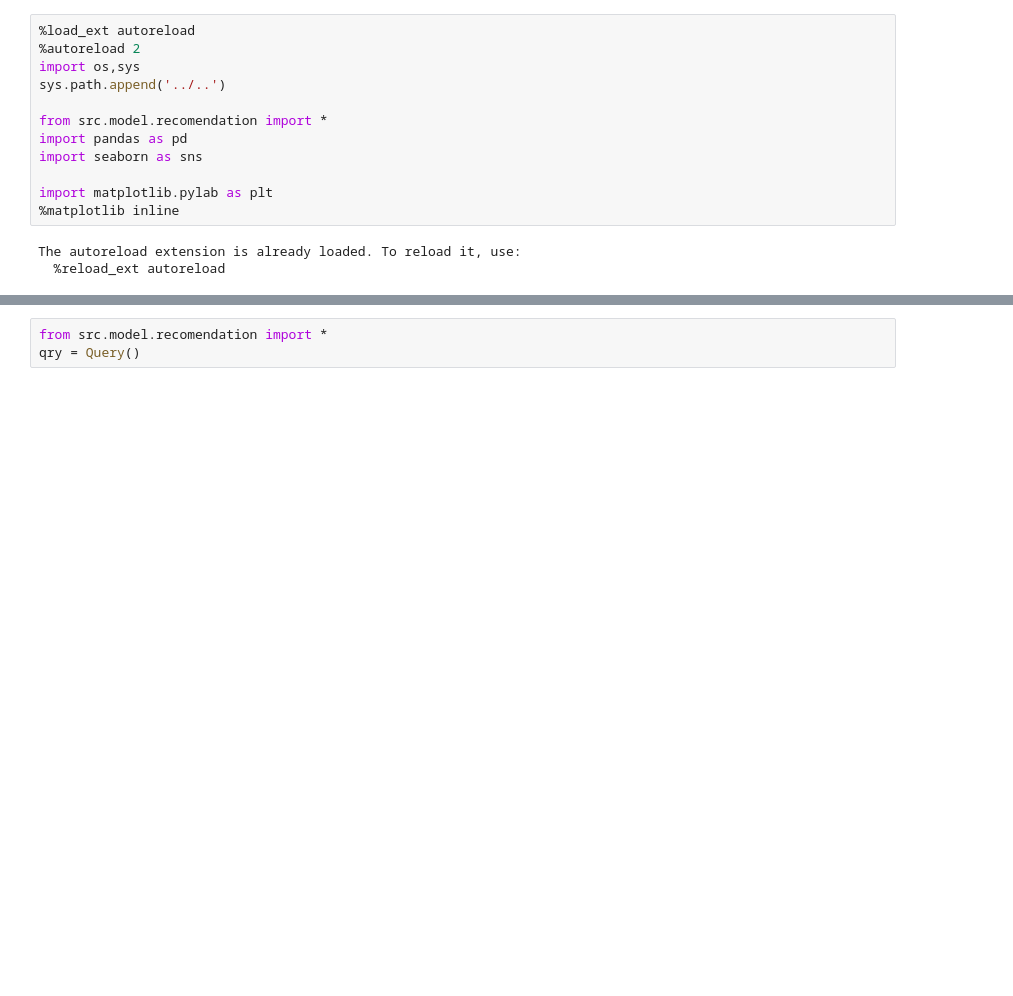
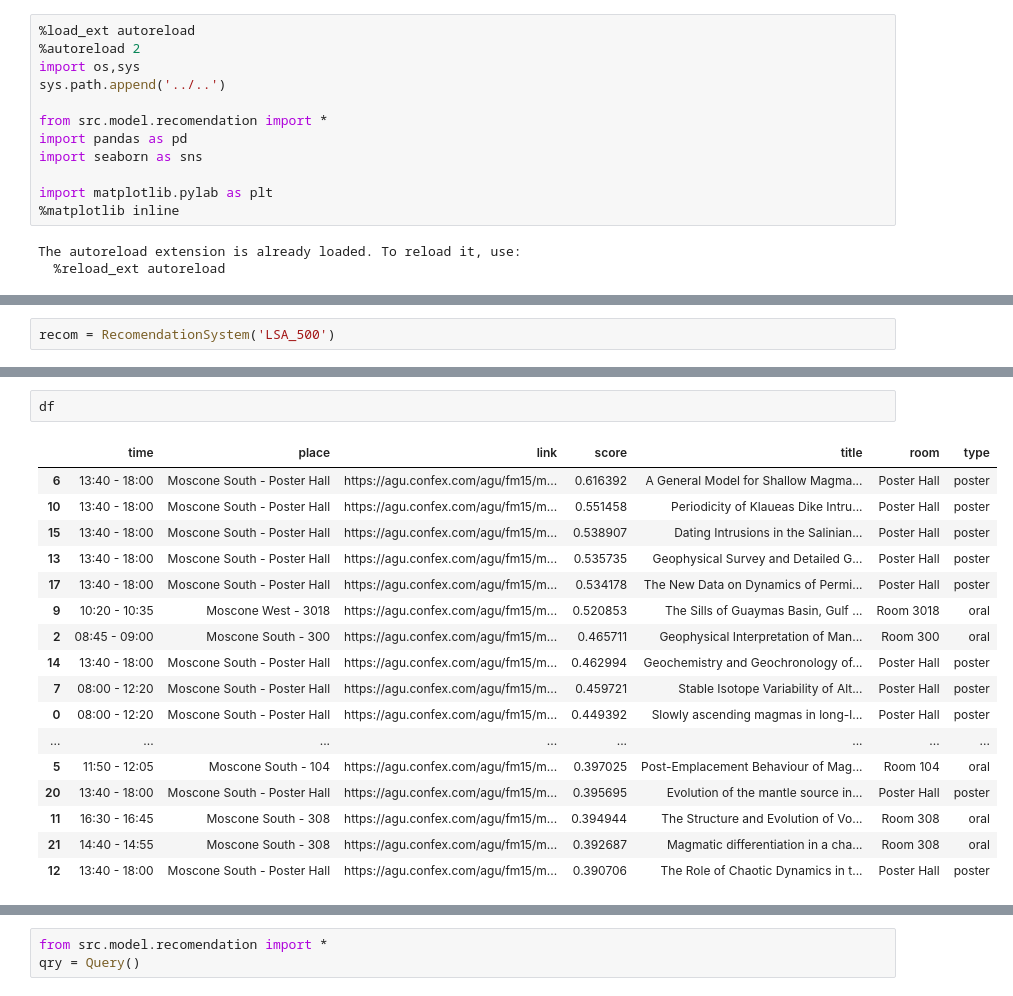
Before and after one commit to cthorey/geocolab, a Jupyter notebook: notebooks/exploratory/test.ipynb, the cells around one changed output, grey strips where cells are left out. Drawn from its saved outputs; the diff is of its cells as text; blank space fills up the shorter version.

```diff
--- a/notebooks/exploratory/test.ipynb
+++ b/notebooks/exploratory/test.ipynb
@@ -20,0 +18,2 @@ def strip_accents(s):
+# %%
+recom = RecomendationSystem('LSA_500')
@@ -20,0 +126,20 @@ def strip_accents(s):
+# %%
+df
+# %% [output]
+|  | time | place | link | score | title | room | type |
+| 6 | 13:40 - 18:00 | Moscone South - Poster Hall | https://agu.confex.com/agu/fm15/m... | 0.616392 | A General Model for Shallow Magma... | Poster Hall | poster |
+| 10 | 13:40 - 18:00 | Moscone South - Poster Hall | https://agu.confex.com/agu/fm15/m... | 0.551458 | Periodicity of Klaueas Dike Intru... | Poster Hall | poster |
+| 15 | 13:40 - 18:00 | Moscone South - Poster Hall | https://agu.confex.com/agu/fm15/m... | 0.538907 | Dating Intrusions in the Salinian... | Poster Hall | poster |
+| 13 | 13:40 - 18:00 | Moscone South - Poster Hall | https://agu.confex.com/agu/fm15/m... | 0.535735 | Geophysical Survey and Detailed G... | Poster Hall | poster |
+| 17 | 13:40 - 18:00 | Moscone South - Poster Hall | https://agu.confex.com/agu/fm15/m... | 0.534178 | The New Data on Dynamics of Permi... | Poster Hall | poster |
+| 9 | 10:20 - 10:35 | Moscone West - 3018 | https://agu.confex.com/agu/fm15/m... | 0.520853 | The Sills of Guaymas Basin, Gulf ... | Room 3018 | oral |
+| 2 | 08:45 - 09:00 | Moscone South - 300 | https://agu.confex.com/agu/fm15/m... | 0.465711 | Geophysical Interpretation of Man... | Room 300 | oral |
+| 14 | 13:40 - 18:00 | Moscone South - Poster Hall | https://agu.confex.com/agu/fm15/m... | 0.462994 | Geochemistry and Geochronology of... | Poster Hall | poster |
+| 7 | 08:00 - 12:20 | Moscone South - Poster Hall | https://agu.confex.com/agu/fm15/m... | 0.459721 | Stable Isotope Variability of Alt... | Poster Hall | poster |
+| 0 | 08:00 - 12:20 | Moscone South - Poster Hall | https://agu.confex.com/agu/fm15/m... | 0.449392 | Slowly ascending magmas in long-l... | Poster Hall | poster |
+| ... | ... | ... | ... | ... | ... | ... | ... |
+| 5 | 11:50 - 12:05 | Moscone South - 104 | https://agu.confex.com/agu/fm15/m... | 0.397025 | Post-Emplacement Behaviour of Mag... | Room 104 | oral |
+| 20 | 13:40 - 18:00 | Moscone South - Poster Hall | https://agu.confex.com/agu/fm15/m... | 0.395695 | Evolution of the mantle source in... | Poster Hall | poster |
+| 11 | 16:30 - 16:45 | Moscone South - 308 | https://agu.confex.com/agu/fm15/m... | 0.394944 | The Structure and Evolution of Vo... | Room 308 | oral |
+| 21 | 14:40 - 14:55 | Moscone South - 308 | https://agu.confex.com/agu/fm15/m... | 0.392687 | Magmatic differentiation in a cha... | Room 308 | oral |
+| 12 | 13:40 - 18:00 | Moscone South - Poster Hall | https://agu.confex.com/agu/fm15/m... | 0.390706 | The Role of Chaotic Dynamics in t... | Poster Hall | poster |
```
Also changed, not shown: parts of 15 cells of this notebook, 6 other files.
